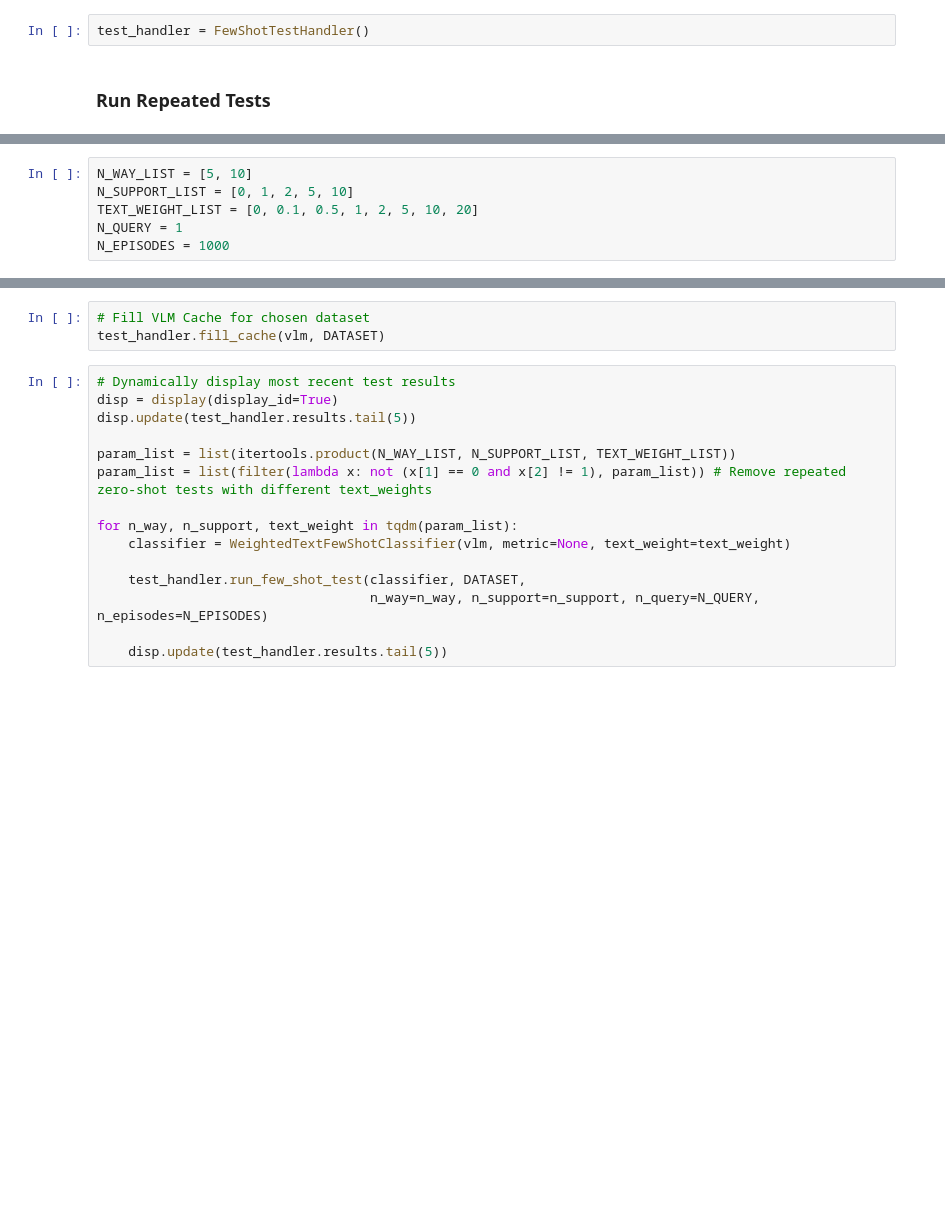
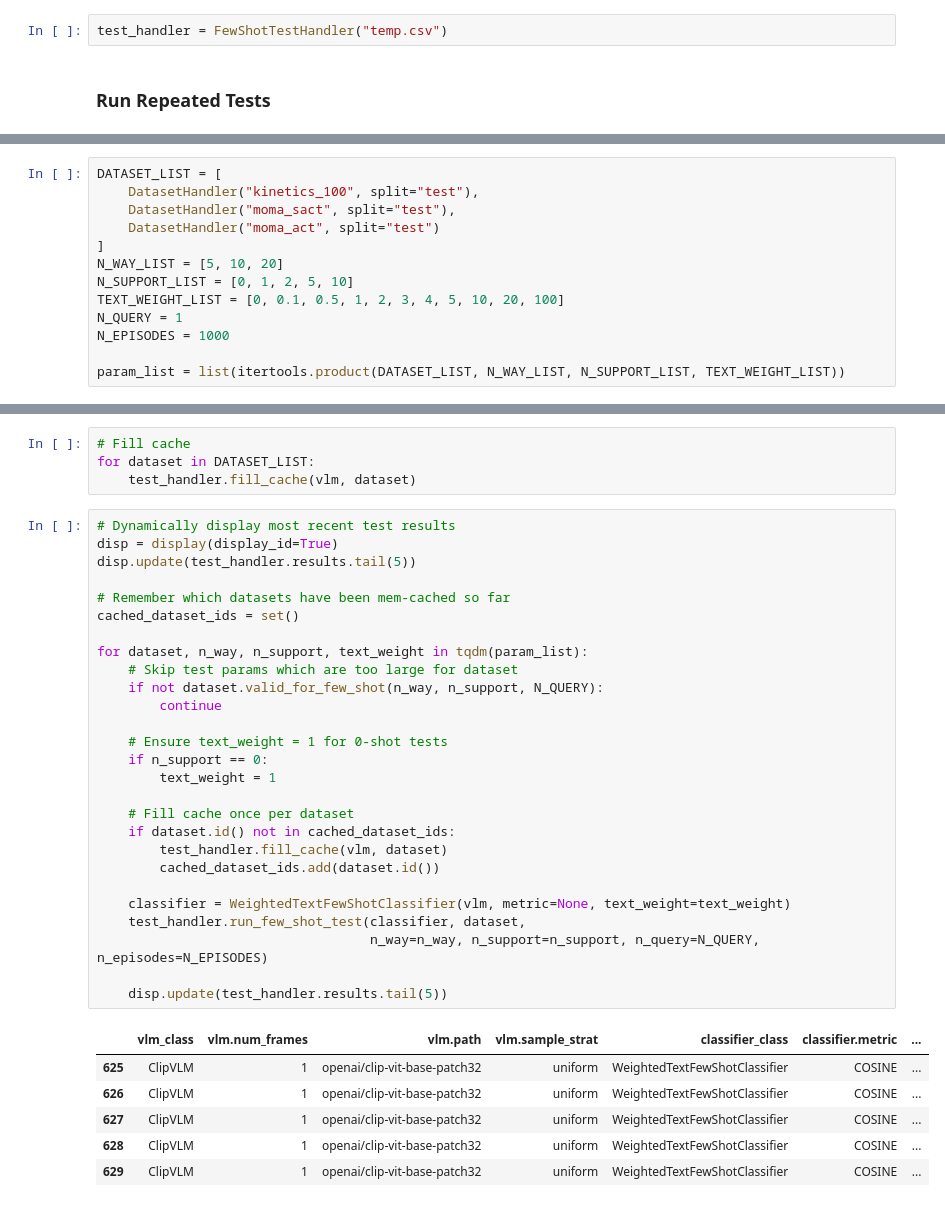
Before and after one commit to zanedurante/vlm_benchmark, a Jupyter notebook: few_shot_tester.ipynb, the cells around one changed output, grey strips where cells are left out. Drawn from its saved outputs; the diff is of its cells as text; blank space fills up the shorter version.

```diff
--- a/few_shot_tester.ipynb
+++ b/few_shot_tester.ipynb
@@ -45,6 +52,6 @@ if True:
 
 Runs few-shot testing and permanently saves results
 # %%
-test_handler = FewShotTestHandler()
+test_handler = FewShotTestHandler("temp.csv")
 # %% [markdown]
 ### Run Repeated Tests
@@ -58,6 +58,13 @@ print(f"Videos:\t\t{DATASET.video_count()}")
 # %%
-N_WAY_LIST = [5, 10]
+DATASET_LIST = [
+    DatasetHandler("kinetics_100", split="test"),
+    DatasetHandler("moma_sact", split="test"),
+    DatasetHandler("moma_act", split="test")
+]
+N_WAY_LIST = [5, 10, 20]
 N_SUPPORT_LIST = [0, 1, 2, 5, 10]
-TEXT_WEIGHT_LIST = [0, 0.1, 0.5, 1, 2, 5, 10, 20]
+TEXT_WEIGHT_LIST = [0, 0.1, 0.5, 1, 2, 3, 4, 5, 10, 20, 100]
 N_QUERY = 1
 N_EPISODES = 1000
+
+param_list = list(itertools.product(DATASET_LIST, N_WAY_LIST, N_SUPPORT_LIST, TEXT_WEIGHT_LIST))
@@ -64,18 +76,38 @@ N_EPISODES = 1000
 # %%
-# Fill VLM Cache for chosen dataset
-test_handler.fill_cache(vlm, DATASET)
+# Fill cache
+for dataset in DATASET_LIST:
+    test_handler.fill_cache(vlm, dataset)
 # %%
 # Dynamically display most recent test results
 disp = display(display_id=True)
 disp.update(test_handler.results.tail(5))
 
-param_list = list(itertools.product(N_WAY_LIST, N_SUPPORT_LIST, TEXT_WEIGHT_LIST))
-param_list = list(filter(lambda x: not (x[1] == 0 and x[2] != 1), param_list)) # Remove repeated zero-shot tests with different text_weights
+# Remember which datasets have been mem-cached so far
+cached_dataset_ids = set()
 
-for n_way, n_support, text_weight in tqdm(param_list):
+for dataset, n_way, n_support, text_weight in tqdm(param_list):
+    # Skip test params which are too large for dataset
+    if not dataset.valid_for_few_shot(n_way, n_support, N_QUERY):
+        continue
+
+    # Ensure text_weight = 1 for 0-shot tests
+    if n_support == 0:
+        text_weight = 1
+
+    # Fill cache once per dataset
+    if dataset.id() not in cached_dataset_ids:
+        test_handler.fill_cache(vlm, dataset)
+        cached_dataset_ids.add(dataset.id())
+
     classifier = WeightedTextFewShotClassifier(vlm, metric=None, text_weight=text_weight)
-
-    test_handler.run_few_shot_test(classifier, DATASET,
+    test_handler.run_few_shot_test(classifier, dataset,
                                    n_way=n_way, n_support=n_support, n_query=N_QUERY, n_episodes=N_EPISODES)
 
     disp.update(test_handler.results.tail(5))
+# %% [output]
+|  | vlm_class | vlm.num_frames | vlm.path | vlm.sample_strat | classifier_class | classifier.metric | ... |
+| 625 | ClipVLM | 1 | openai/clip-vit-base-patch32 | uniform | WeightedTextFewShotClassifier | COSINE | ... |
+| 626 | ClipVLM | 1 | openai/clip-vit-base-patch32 | uniform | WeightedTextFewShotClassifier | COSINE | ... |
+| 627 | ClipVLM | 1 | openai/clip-vit-base-patch32 | uniform | WeightedTextFewShotClassifier | COSINE | ... |
+| 628 | ClipVLM | 1 | openai/clip-vit-base-patch32 | uniform | WeightedTextFewShotClassifier | COSINE | ... |
+| 629 | ClipVLM | 1 | openai/clip-vit-base-patch32 | uniform | WeightedTextFewShotClassifier | COSINE | ... |
```
Also changed, not shown: parts of 6 cells of this notebook, 2 other files.
